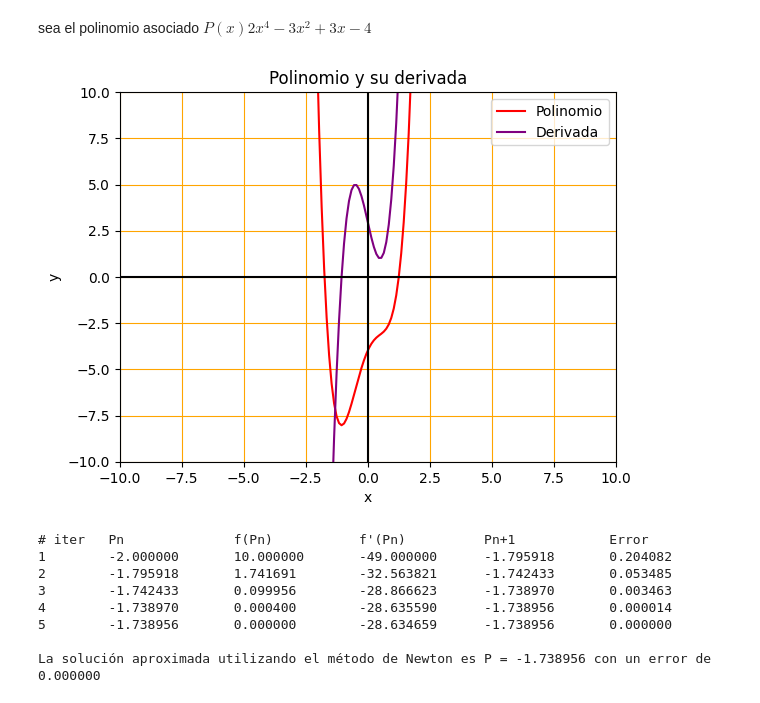
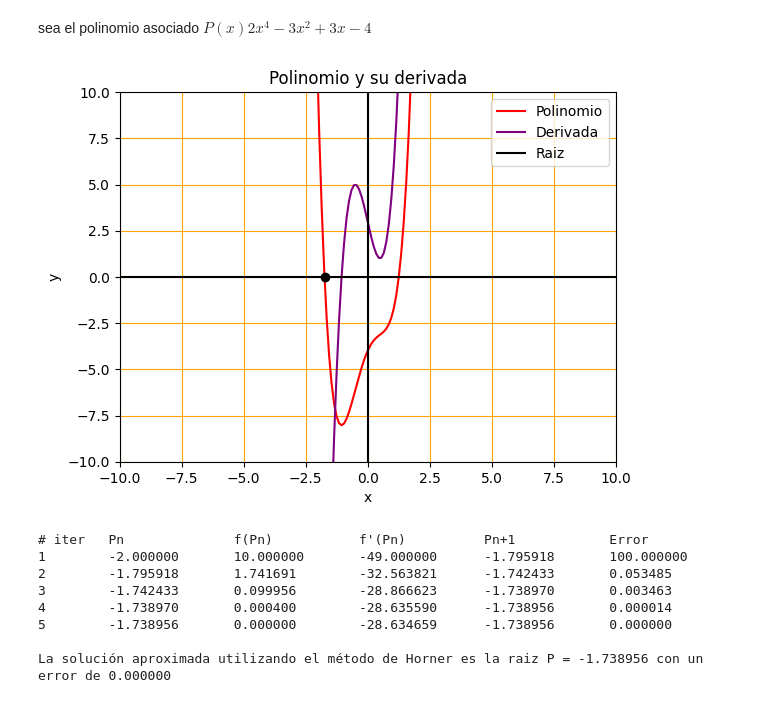
Before and after one commit to Israel-San-Agustin/METODOS-NUMERICOS-, a Jupyter notebook: Método_de_Horner.ipynb, the cells around one changed output. Saved outputs shown, nothing was run; the diff lists cells and outputs as text; code cells hidden in the pictures.

```diff
--- a/Método_de_Horner.ipynb
+++ b/Método_de_Horner.ipynb
@@ -22,19 +22,23 @@ x=np.linspace(-20, 20, 400)
 # %%
 # Graficamos el polinomio
 plt.plot(x, p(x), color="red")
 plt.plot(x, dp(x), color="purple")
 plt.axhline(0, color="black")
 plt.axvline(0, color="black")
 plt.xlim(-10, 10)
 plt.ylim(-10, 10)
 plt.xlabel("x")
 plt.ylabel("y")
 plt.title("Polinomio y su derivada")
-plt.legend(["Polinomio", "Derivada"])
 plt.grid(color="orange")
+# Coordenadas de la raiz de P(x)
+x = [-1.738956]
+y = [0]
+plt.plot(x, y, "o", color="black")
+plt.legend(["Polinomio", "Derivada", "Raiz"])
 plt.show()
 # %% [output]
-[figure, old version]
+[figure, new version]
 # %%
 # Ingreso de los valores iniciales
 x0 = -2  # Valor inicial
@@ -54,9 +58,6 @@ fd_Pn = dp(Pn)
 
 # Calcular el primer valor de Pn+1
 Pn_1 = Pn - f_Pn / fd_Pn
-
-# Calcular el error inicial
-error = abs(Pn_1 - Pn)
 
 # Imprimir la primera fila
 print("{0}\t {1:6.6f} \t {2:6.6f} \t {3:6.6f} \t {4:6.6f} \t {5:6.6f}".format(1, Pn, f_Pn, fd_Pn, Pn_1, error))
@@ -81,17 +82,15 @@ while error > Tol and niter < Nmax:
     # Imprimir los valores de la iteración
     print("{0}\t {1:6.6f} \t {2:6.6f} \t {3:6.6f} \t {4:6.6f} \t {5:6.6f}".format(niter + 1, Pn, f_Pn, fd_Pn, Pn_1, error))
 
-    if error <= Tol:
-        break
 
 # Imprimir el resultado final
-print("\nLa solución aproximada utilizando el método de Newton es P = {0:6.6f} con un error de {1:6.6f}".format(Pn, error))
+print("\nLa solución aproximada utilizando el método de Horner es la raiz P = {0:6.6f} con un error de {1:6.6f}".format(Pn, error))
 # %% [output]
 # iter   Pn              f(Pn)           f'(Pn)          Pn+1            Error
-1        -2.000000       10.000000       -49.000000      -1.795918       0.204082
+1        -2.000000       10.000000       -49.000000      -1.795918       100.000000
 2        -1.795918       1.741691        -32.563821      -1.742433       0.053485
 3        -1.742433       0.099956        -28.866623      -1.738970       0.003463
 4        -1.738970       0.000400        -28.635590      -1.738956       0.000014
 5        -1.738956       0.000000        -28.634659      -1.738956       0.000000
 
-La solución aproximada utilizando el método de Newton es P = -1.738956 con un error de 0.000000
+La solución aproximada utilizando el método de Horner es la raiz P = -1.738956 con un error de 0.000000
```
